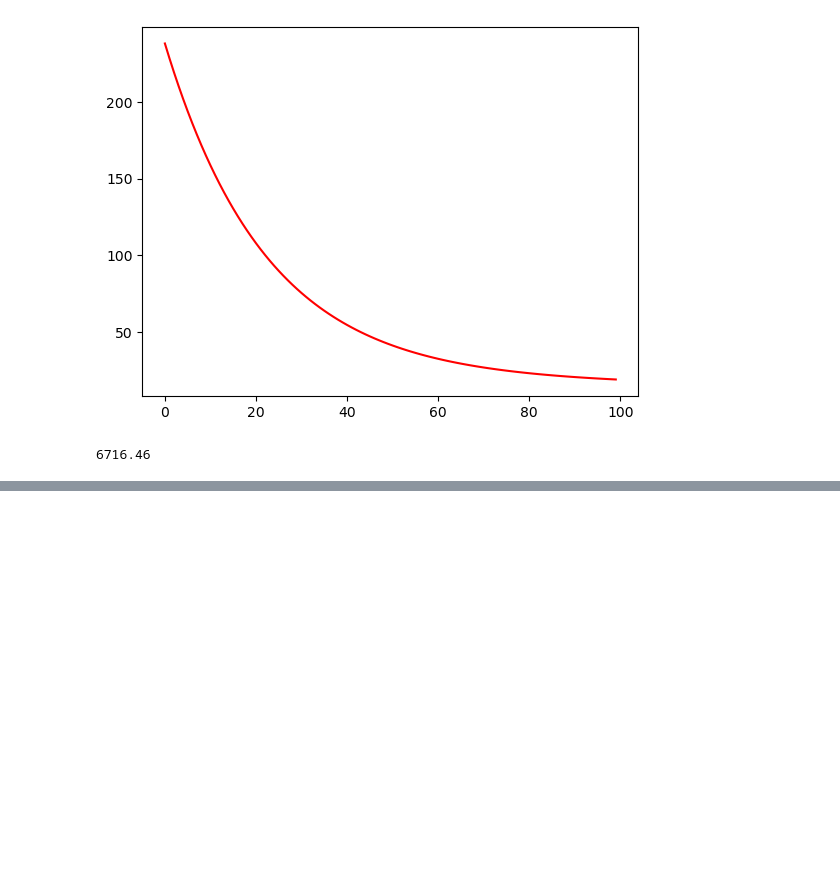
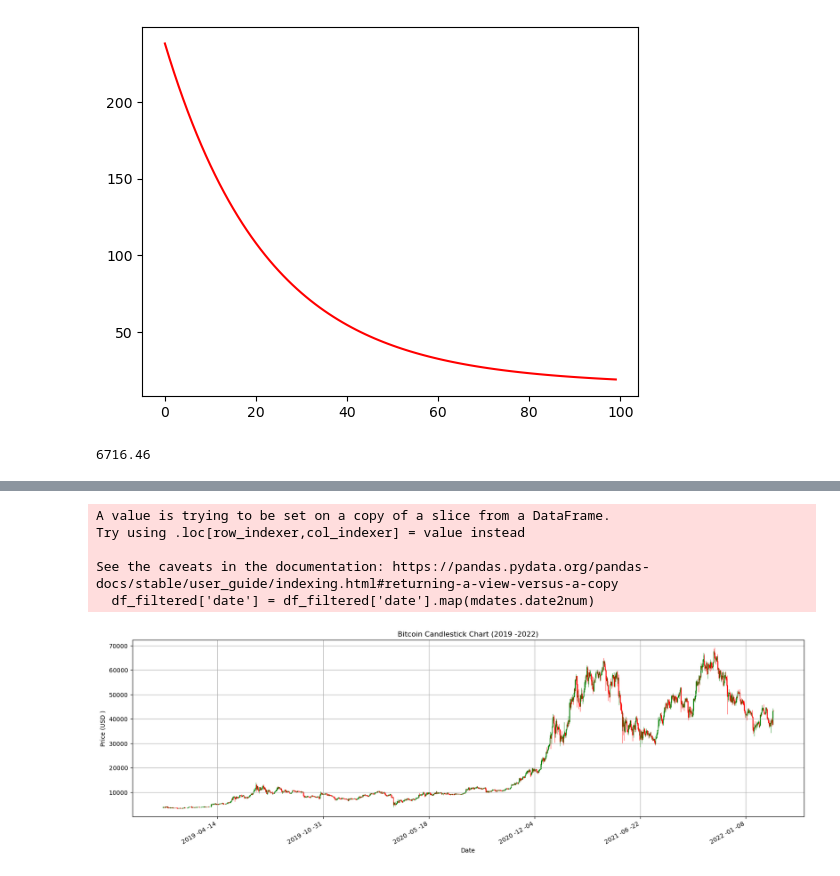
Before and after one commit to Koudu1/AIO-Exercise, a Jupyter notebook: aio_exercise_m4w2/aio_exercise_m4w2.ipynb, the cells around one changed output, grey strips where cells are left out. Saved outputs shown, nothing was run; the diff lists cells and outputs as text; code cells hidden in the pictures; blank space fills up the shorter version.

```diff
--- a/aio_exercise_m4w2/aio_exercise_m4w2.ipynb
+++ b/aio_exercise_m4w2/aio_exercise_m4w2.ipynb
@@ -162,0 +230,34 @@ print(round(sum(losses), 2))
+# %%
+import matplotlib.pyplot as plt
+import matplotlib.dates as mdates
+
+from mplfinance.original_flavor import candlestick_ohlc # type: ignore
+import datetime
+
+df_filtered = df[(df['date'] >= '2019-01-01') & (df['date'] <= '2022-12-31')]
+
+df_filtered['date'] = df_filtered['date'].map(mdates.date2num)
+
+fig, ax = plt.subplots(figsize=(20, 6))
+
+candlestick_ohlc (ax, df_filtered [['date', 'open', 'high' , 'low', 'close']]. values, width =0.6 , colorup ='g', colordown ='r')
+
+ax.xaxis.set_major_formatter (mdates.DateFormatter ('%Y -%m -%d'))
+fig.autofmt_xdate()
+
+plt.title('Bitcoin Candlestick Chart (2019 -2022)')
+plt.xlabel('Date')
+plt.ylabel('Price (USD )')
+plt.grid( True )
+
+# Save the plot as a PDF
+plt.savefig ('bitcoin_candlestick_2019_2022.pdf')
+
+plt.show ()
+# %% [output]
+A value is trying to be set on a copy of a slice from a DataFrame.
+Try using .loc[row_indexer,col_indexer] = value instead
+
+See the caveats in the documentation: https://pandas.pydata.org/pandas-docs/stable/user_guide/indexing.html#returning-a-view-versus-a-copy
+  df_filtered['date'] = df_filtered['date'].map(mdates.date2num)
+[figure, added]
```
Also changed, not shown: parts of 11 cells of this notebook, 2 other files.
